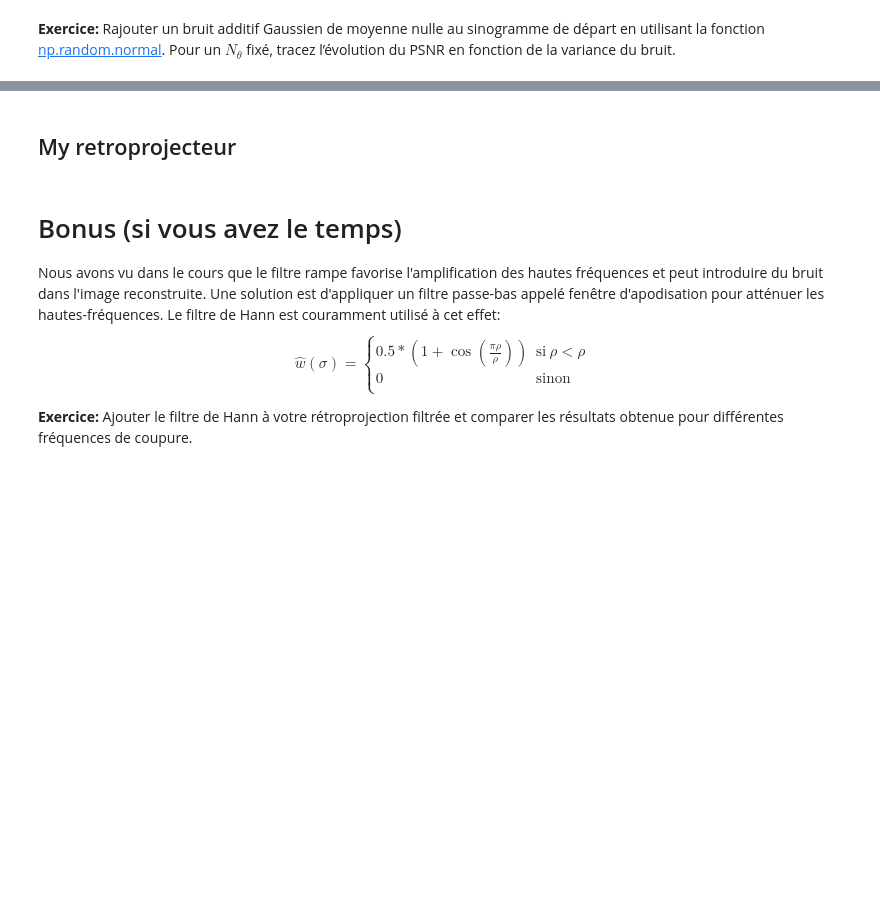
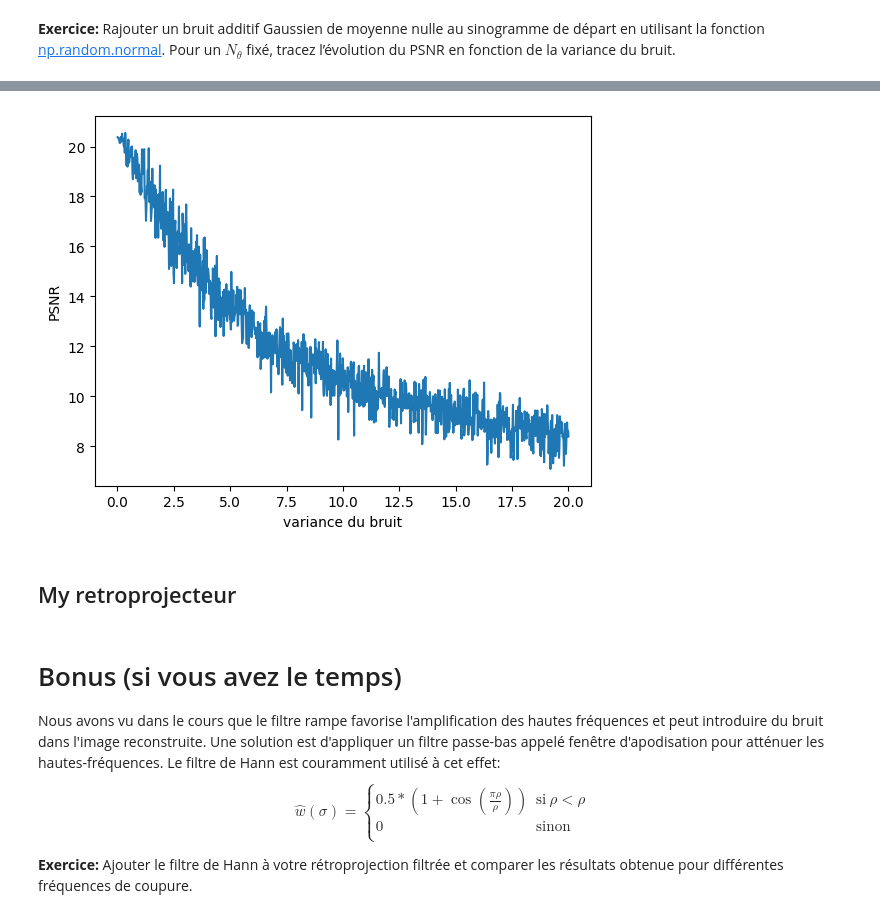
Before and after one commit to lucanchling/Imagerie_Medicale, a Jupyter notebook: Tomographie/tp_tomo.ipynb, the cells around one changed output, grey strips where cells are left out. Drawn from its saved outputs; the diff is of its cells as text; code cells hidden in the pictures; blank space fills up the shorter version.

```diff
--- a/Tomographie/tp_tomo.ipynb
+++ b/Tomographie/tp_tomo.ipynb
@@ -320,3 +371,33 @@ for b in range(len(bruit)):
+# %%
+bruit = np.linspace(0.01,20,100)
+# fig = plt.figure(figsize=(30, 30))
+Noise = []
+def filtre(b,length,idx):
+    # fig.add_subplot(1,length,idx+1)
+    sinogram_bruite = sinogram + np.random.normal(0,b,sinogram.shape)
+    TF = np.fft.rfft(sinogram_bruite, axis=1, n = sinogram_bruite.shape[0]*2)
+    rampbl, rampbl_fft = RampFilterBL(s)
+    TF_sinogram_filtre = TF*rampbl_fft
+    sinogram_filtre = np.fft.irfft(TF_sinogram_filtre, axis=1)[:,:sinogram.shape[1]]
+
+    [X,Y] = np.meshgrid(x,y, indexing='xy')
+    delta = np.deg2rad(180/(Ntheta-1))
+    f_inv = np.zeros(np.shape(reference))
+    theta_rad = np.deg2rad(thetadeg)
+
+    for i in range(Ntheta):
+        rho = (X*np.cos(theta_rad[i]) + Y*np.sin(theta_rad[i]))
+        f_inv += delta*np.interp(rho, s, sinogram_filtre[i])
+    Noise.append(PSNR(f_inv,reference))
+for b in range(len(bruit)):
+    filtre(bruit[b],len(bruit),b)
+
+plt.plot(bruit,Noise)
+plt.xlabel('variance du bruit')
+plt.ylabel('PSNR')
+plt.show()
+# %% [output]
+[figure, added]
 # %% [markdown]
 ## My retroprojecteur
 # %%
```
Also changed, not shown: parts of 8 cells of this notebook, 1 other file.
